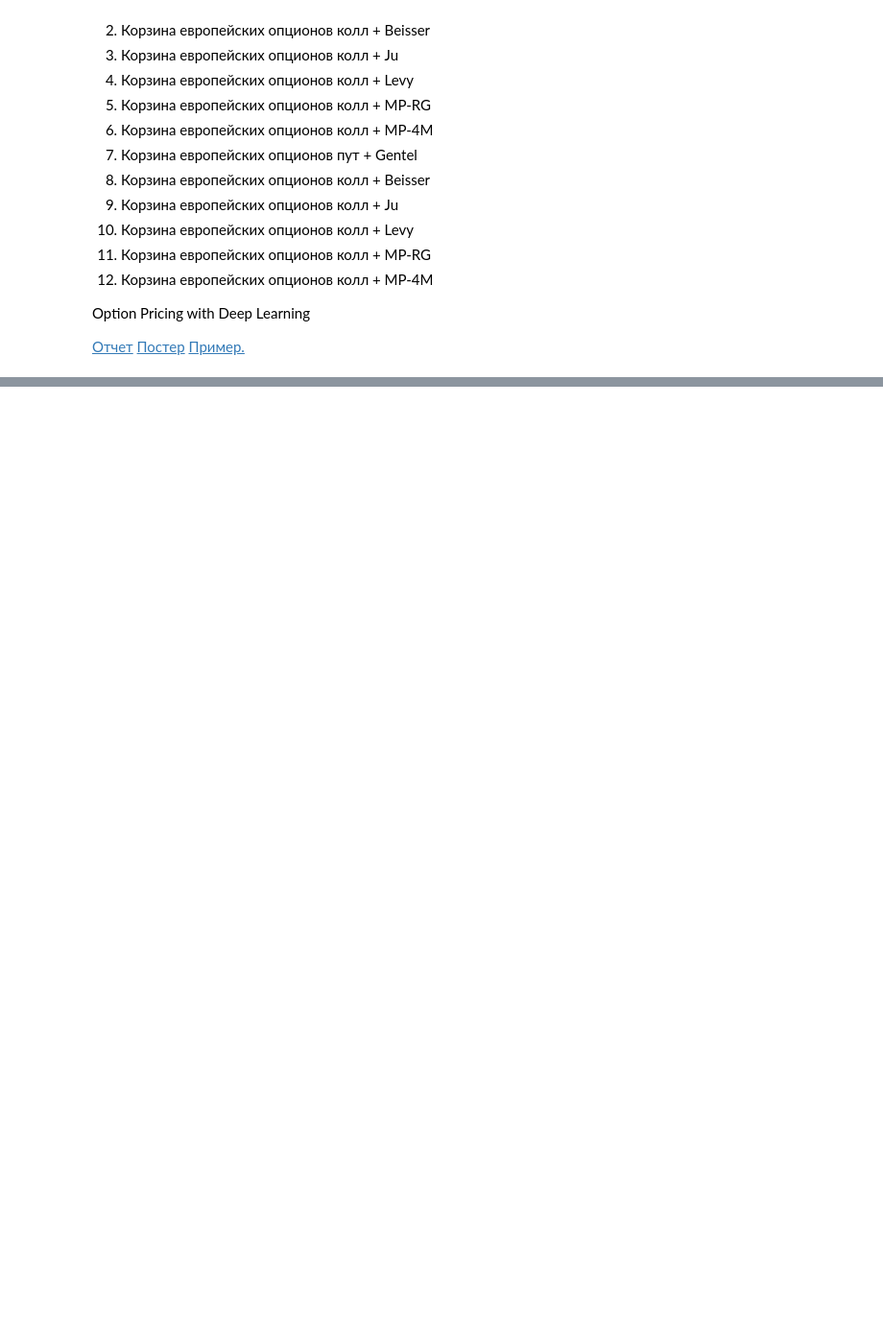
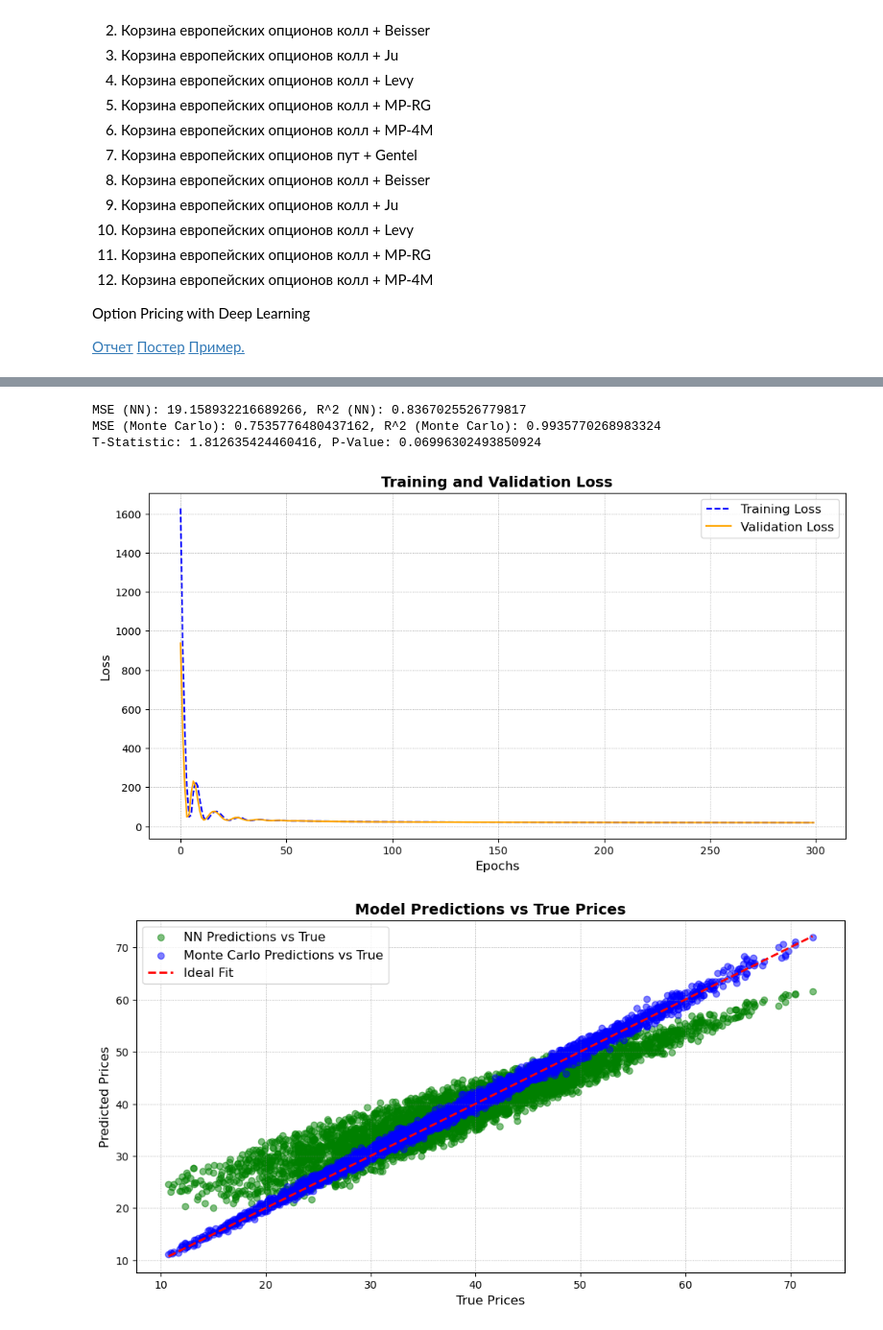
Before and after one commit to ParshakovNikita/Hybrid-and-structured-financial-instruments, a Jupyter notebook: lab 3/lab_5_GSFP.ipynb, the cells around one changed output, grey strips where cells are left out. Shown at 96% size. Drawn from its saved outputs; the diff is of its cells as text; code cells hidden in the pictures; blank space fills up the shorter version.

```diff
--- a/lab 3/lab_5_GSFP.ipynb
+++ b/lab 3/lab_5_GSFP.ipynb
@@ -891,0 +848,43 @@ Mean Squared Error (MC): 5.611484360717666
+# %%
+mse_nn = mean_squared_error(y_test, nn_predictions)
+mse_mc = mean_squared_error(y_test, monte_carlo_predictions)
+
+r2_nn = r2_score(y_test, nn_predictions)
+r2_mc = r2_score(y_test, monte_carlo_predictions)
+
+print(f"MSE (NN): {mse_nn}, R^2 (NN): {r2_nn}")
+print(f"MSE (Monte Carlo): {mse_mc}, R^2 (Monte Carlo): {r2_mc}")
+
+# Статистический тест на значимость различий
+t_stat, p_value = ttest_rel(nn_predictions.flatten(), monte_carlo_predictions)
+print(f"T-Statistic: {t_stat}, P-Value: {p_value}")
+
+# Графики
+# График потерь обучения и валидации
+plt.figure(figsize=(12, 6))
+plt.plot(train_loss_history, label="Training Loss", color="blue", linestyle="--")
+plt.plot(validation_loss_history, label="Validation Loss", color="orange", linestyle="-")
+plt.title("Training and Validation Loss", fontsize=14, fontweight="bold")
+plt.xlabel("Epochs", fontsize=12)
+plt.ylabel("Loss", fontsize=12)
+plt.legend(fontsize=12)
+plt.grid(color='gray', linestyle=':', linewidth=0.5)
+plt.show()
+
+# График предсказаний модели против истинных значений
+plt.figure(figsize=(12, 6))
+plt.scatter(y_test, nn_predictions, alpha=0.5, color="green", label="NN Predictions vs True")
+plt.scatter(y_test, monte_carlo_predictions, alpha=0.5, color="blue", label="Monte Carlo Predictions vs True")
+plt.plot([min(y_test), max(y_test)], [min(y_test), max(y_test)], 'r--', label="Ideal Fit", linewidth=2)
+plt.title("Model Predictions vs True Prices", fontsize=14, fontweight="bold")
+plt.xlabel("True Prices", fontsize=12)
+plt.ylabel("Predicted Prices", fontsize=12)
+plt.legend(fontsize=12)
+plt.grid(color='gray', linestyle=':', linewidth=0.5)
+plt.show()
+# %% [output]
+MSE (NN): 19.158932216689266, R^2 (NN): 0.8367025526779817
+MSE (Monte Carlo): 0.7535776480437162, R^2 (Monte Carlo): 0.9935770268983324
+T-Statistic: 1.812635424460416, P-Value: 0.06996302493850924
+[figure, added]
+[figure, added]
```
Also changed, not shown: parts of 5 cells of this notebook, 3 other files.
